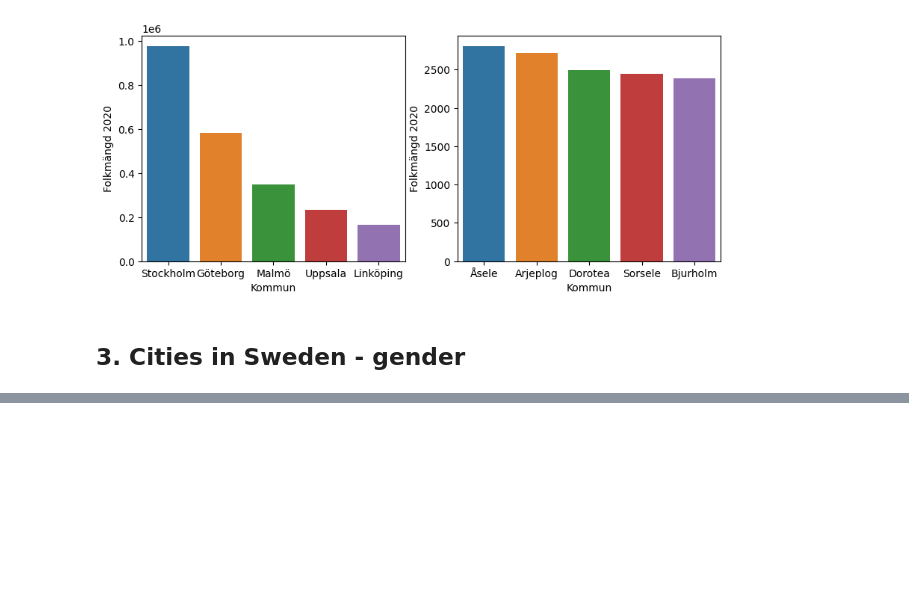
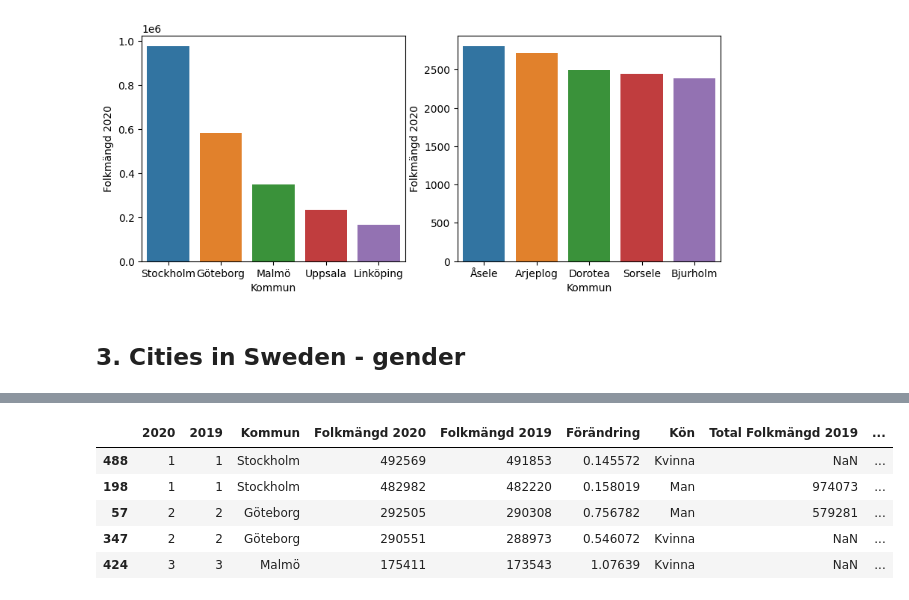
Before and after one commit to FabianAndersson17/Databehandling-Fabian-Andersson, a Jupyter notebook: Exercises/1.0_Pandas_fundementals_exercises.ipynb, the cells around one changed output, grey strips where cells are left out. Cells and saved outputs as stored; diff of their text form; code cells hidden in the pictures; blank space fills up the shorter version.

```diff
--- a/Exercises/1.0_Pandas_fundementals_exercises.ipynb
+++ b/Exercises/1.0_Pandas_fundementals_exercises.ipynb
@@ -187,0 +182,14 @@ newTotalPop
+# %%
+populationData = gendersData
+populationData["Total Folkmängd 2020"] = newTotalPop["Total Folkmängd 2020"]
+populationData["Total Folkmängd 2019"] = newTotalPop["Total Folkmängd 2019"]
+populationData["Total Förändring"] = newTotalPop["Total Förändring"]
+populationData = populationData.sort_values(by="Folkmängd 2020", ascending=False)
+populationData.head()
+# %% [output]
+|  | 2020 | 2019 | Kommun | Folkmängd 2020 | Folkmängd 2019 | Förändring | Kön | Total Folkmängd 2019 | ... |
+| 488 | 1 | 1 | Stockholm | 492569 | 491853 | 0.145572 | Kvinna | NaN | ... |
+| 198 | 1 | 1 | Stockholm | 482982 | 482220 | 0.158019 | Man | 974073 | ... |
+| 57 | 2 | 2 | Göteborg | 292505 | 290308 | 0.756782 | Man | 579281 | ... |
+| 347 | 2 | 2 | Göteborg | 290551 | 288973 | 0.546072 | Kvinna | NaN | ... |
+| 424 | 3 | 3 | Malmö | 175411 | 173543 | 1.07639 | Kvinna | NaN | ... |
```
Also changed, not shown: parts of 2 cells of this notebook.
